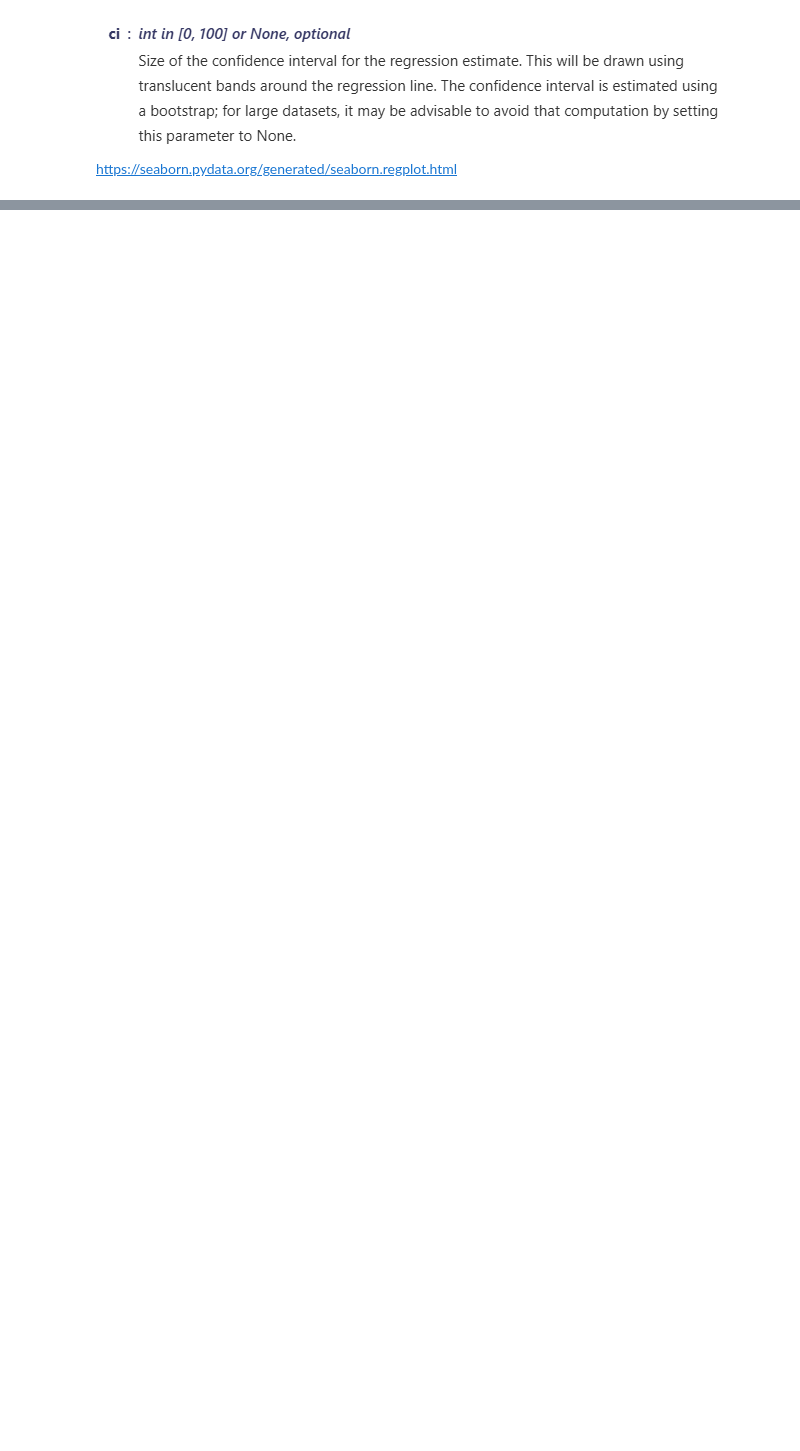
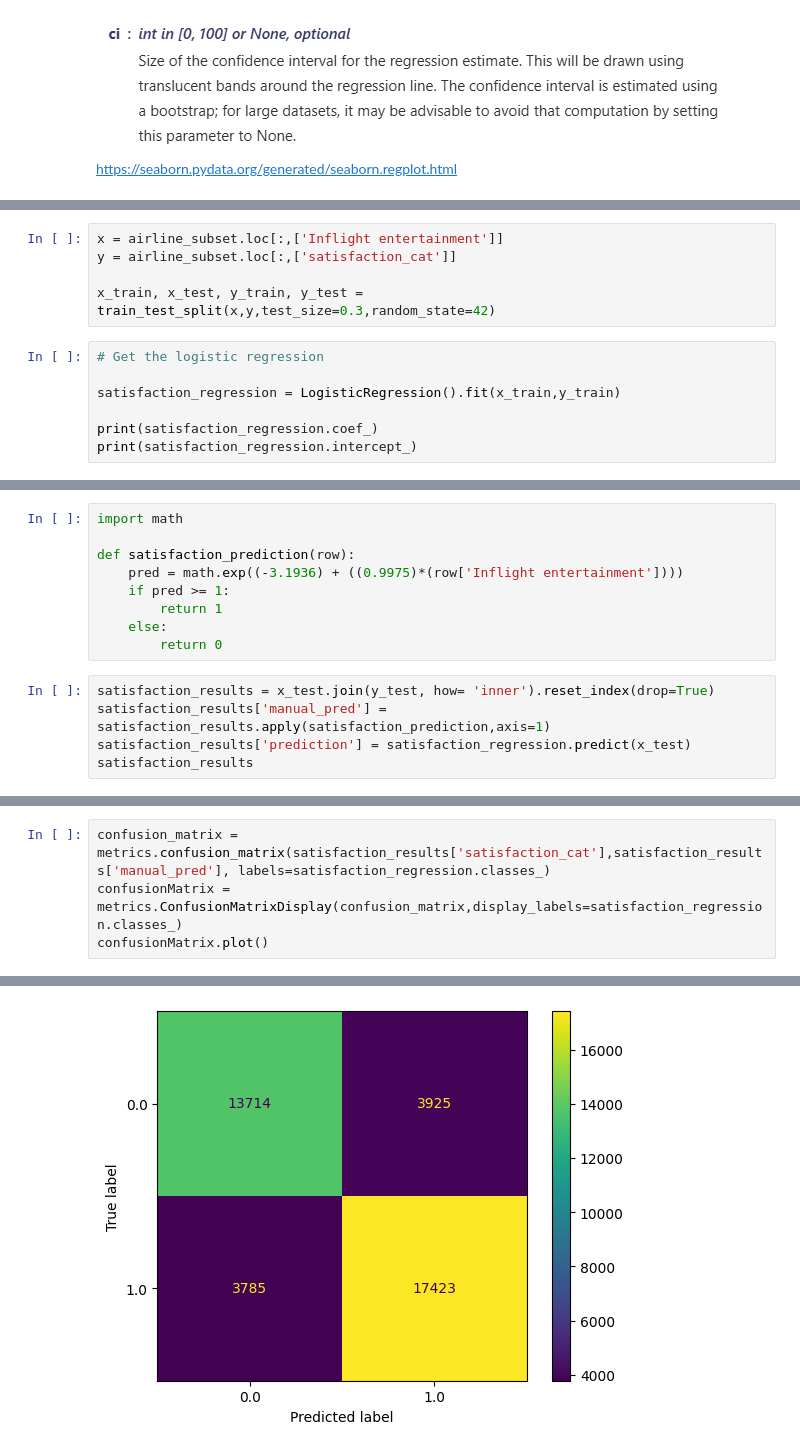
Before and after one commit to AfobCode/LearningPython, a Jupyter notebook: Regression_Analysis/perform_logistic_regression.ipynb, the cells around one changed output, grey strips where cells are left out. Saved outputs shown, nothing was run; the diff lists cells and outputs as text; blank space fills up the shorter version.

Commit message:
completing another logistic regression

```diff
--- a/Regression_Analysis/perform_logistic_regression.ipynb
+++ b/Regression_Analysis/perform_logistic_regression.ipynb
@@ -256,0 +261,12 @@ https://seaborn.pydata.org/generated/seaborn.regplot.html
+# %%
+x = airline_subset.loc[:,['Inflight entertainment']]
+y = airline_subset.loc[:,['satisfaction_cat']]
+
+x_train, x_test, y_train, y_test = train_test_split(x,y,test_size=0.3,random_state=42)
+# %%
+# Get the logistic regression
+
+satisfaction_regression = LogisticRegression().fit(x_train,y_train)
+
+print(satisfaction_regression.coef_)
+print(satisfaction_regression.intercept_)
@@ -256,0 +284,14 @@ https://seaborn.pydata.org/generated/seaborn.regplot.html
+# %%
+import math
+
+def satisfaction_prediction(row):
+    pred = math.exp((-3.1936) + ((0.9975)*(row['Inflight entertainment'])))
+    if pred >= 1:
+        return 1
+    else:
+        return 0
+# %%
+satisfaction_results = x_test.join(y_test, how= 'inner').reset_index(drop=True)
+satisfaction_results['manual_pred'] = satisfaction_results.apply(satisfaction_prediction,axis=1)
+satisfaction_results['prediction'] = satisfaction_regression.predict(x_test)
+satisfaction_results
@@ -256,0 +312,5 @@ https://seaborn.pydata.org/generated/seaborn.regplot.html
+# %%
+confusion_matrix = metrics.confusion_matrix(satisfaction_results['satisfaction_cat'],satisfaction_results['manual_pred'], labels=satisfaction_regression.classes_)
+confusionMatrix = metrics.ConfusionMatrixDisplay(confusion_matrix,display_labels=satisfaction_regression.classes_)
+confusionMatrix.plot()
+# %% [output]
@@ -256,0 +318 @@ https://seaborn.pydata.org/generated/seaborn.regplot.html
+[figure, added]
```
Also changed, not shown: parts of 10 cells of this notebook.
